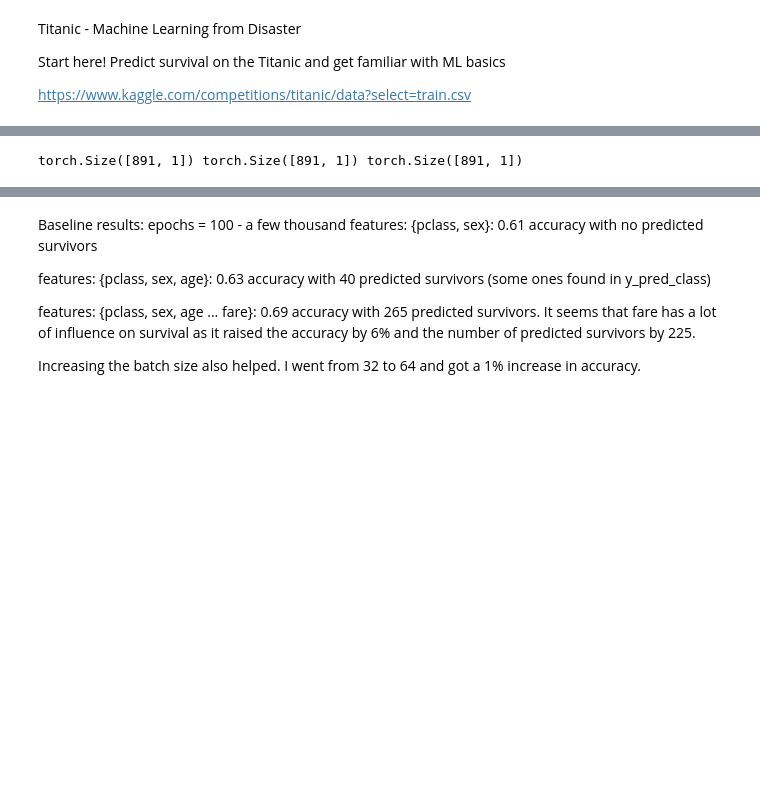
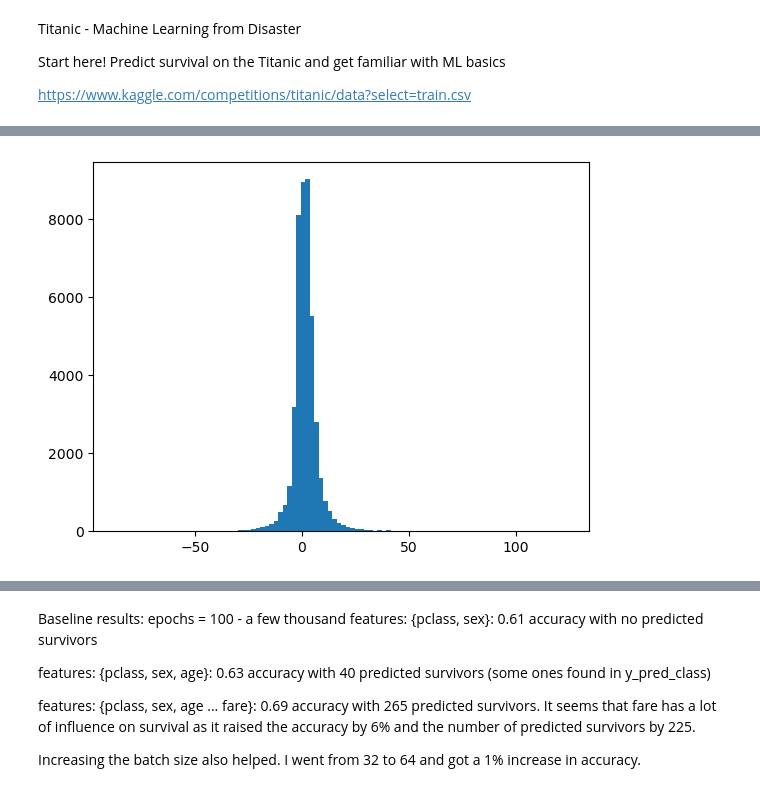
Before and after one commit to osamja/kaggle-notebooks, a Jupyter notebook: titanic-survival-prediction.ipynb, the cells around one changed output, grey strips where cells are left out. Saved outputs shown, nothing was run; the diff lists cells and outputs as text; code cells hidden in the pictures; blank space fills up the shorter version.

```diff
--- a/titanic-survival-prediction.ipynb
+++ b/titanic-survival-prediction.ipynb
@@ -88,8 +89,10 @@ def get_features(df):
     embarked = embarked.view(num_train_examples, -1)
     features = torch.hstack((features, embarked))
 
-    print(ages.shape, genders.shape, fare.shape)
+    # print(ages.shape, genders.shape, fare.shape)
     important_features = torch.hstack((ages, genders, fare))
+
+    important_features = torch.tensor(important_features, dtype=torch.float32)
 
     return important_features
 
@@ -100,45 +103,67 @@ features = get_features(train_df)
 
 
 # create a train and validation set
-train_features = features[:700]
-train_target = target[:700]
+train_features = torch.tensor(features[:700], dtype=torch.float32)
+train_target = torch.tensor(target[:700], dtype=torch.float32)
 
 val_features = features[700:]
 val_target = target[700:]
-# %% [output]
-torch.Size([891, 1]) torch.Size([891, 1]) torch.Size([891, 1])
 # %%
 # create a neural network with 1 input layer, 1 hidden layer, and 1 output layer
-num_neurons = 32
+num_neurons = 64
 num_features = features.shape[1]
 output_size = 1
 
 model = torch.nn.Sequential(
     torch.nn.Linear(num_features, num_neurons),
     torch.nn.BatchNorm1d(num_neurons),
     torch.nn.Sigmoid(),
+    torch.nn.Linear(num_neurons, num_neurons),
+    torch.nn.BatchNorm1d(num_neurons),
+    torch.nn.Sigmoid(),
     torch.nn.Linear(num_neurons, output_size),
     torch.nn.BatchNorm1d(output_size),
     torch.nn.Sigmoid(),
 )
 
-# model = torch.nn.Sequential(
-#     torch.nn.Linear(num_features, output_size),
-#     # torch.nn.BatchNorm1d(output_size),
-#     torch.nn.Sigmoid(),
-# )
+
+# init weights of the first layer to be normally distributed
+torch.nn.init.normal_(model[0].weight, mean=0, std=1)
+# reduce the weights of the first layer to be smaller
+model[0].weight = torch.nn.Parameter(model[0].weight / 10)
+
+
+def print_sizes(model, input_tensor):
+    output = input_tensor
+    for i, m in enumerate(model.children()):
+
+        output = m(output)
+        # if linear layer, plot a histogram of the output
+        if i == 0 and isinstance(m, torch.nn.Linear):
+            output_values = output.view(-1).tolist()
+            plt.hist(output_values, bins=100);
+        # print(m, output.shape)
+    return output
+
+
 
 # train the model on the entire dataset for production
-x = torch.tensor(features, dtype=torch.float32)
-x = x.view(-1, num_features)
-y = torch.tensor(target, dtype=torch.float32)
-y = y.view(-1, 1)
+# x = torch.tensor(features, dtype=torch.float32)
+# x = x.view(-1, num_features)
+# y = torch.tensor(target, dtype=torch.float32)
+# y = y.view(-1, 1)
 
 # training set
 # x = torch.tensor(train_features, dtype=torch.float32)
-# x = x.view(-1, num_features)
+x = train_features.clone()
+x = x.view(-1, num_features)
 # y = torch.tensor(train_target, dtype=torch.float32)
-# y = y.view(-1, 1)
+y = train_target.clone()
+y = y.view(-1, 1)
+
+sizes = print_sizes(model, x)
+# %% [output]
+[figure, added]
 # %%
 # create a loss function
 loss_fn = F.binary_cross_entropy
```
Also changed, not shown: parts of 9 cells of this notebook, 1 other file.
